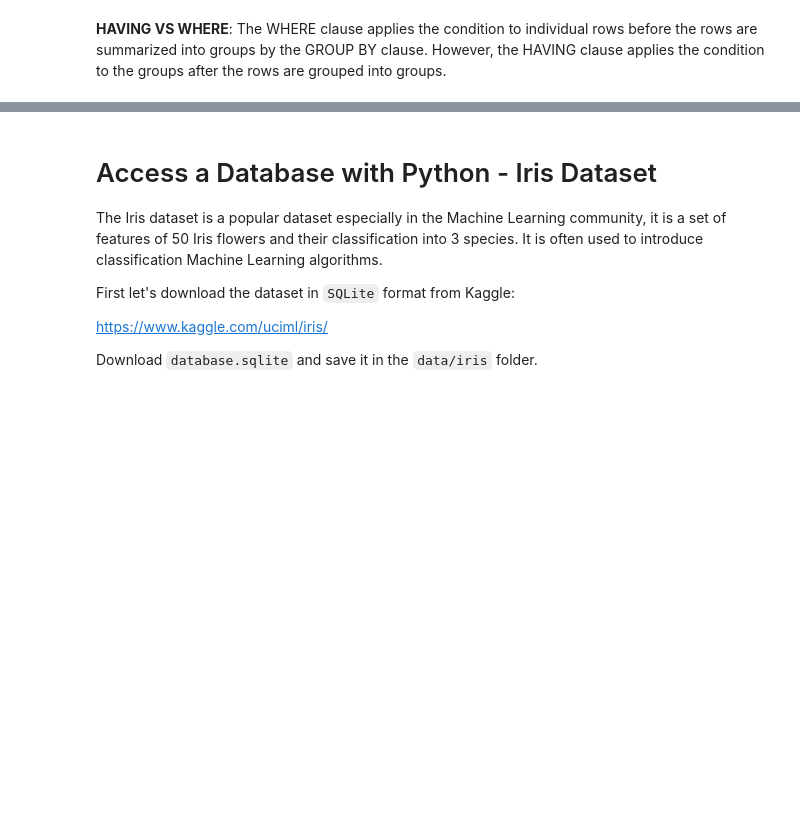
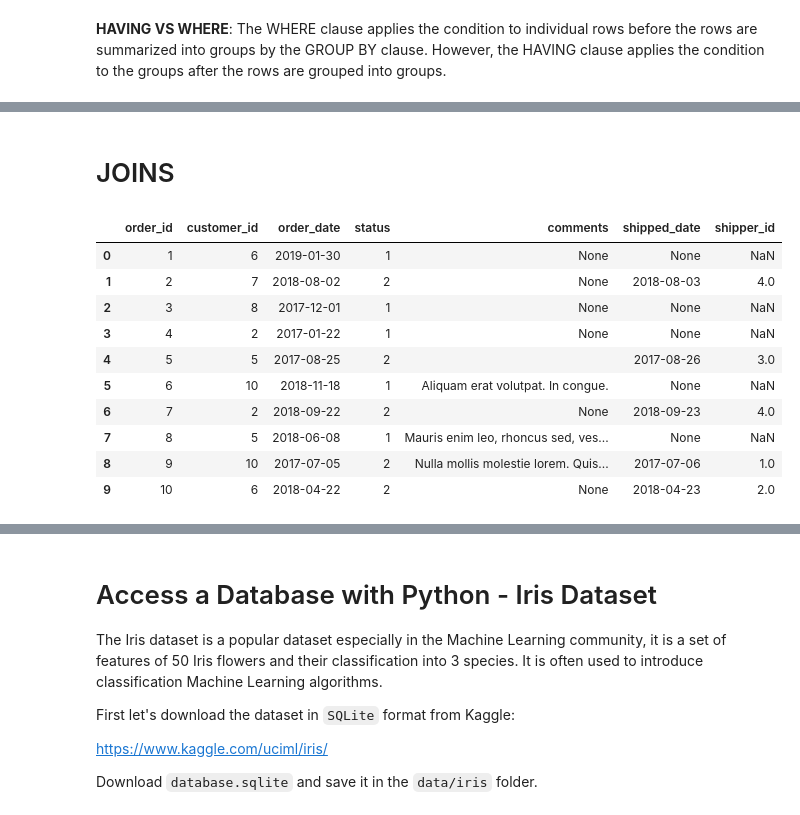
Before and after one commit to VeenaKGit/Knowledge, a Jupyter notebook: Working with Databases.ipynb, the cells around one changed output, grey strips where cells are left out. Drawn from its saved outputs; the diff is of its cells as text; code cells hidden in the pictures; blank space fills up the shorter version.

```diff
--- a/Working with Databases.ipynb
+++ b/Working with Databases.ipynb
@@ -88,0 +333,20 @@ Common commands and tips and tricks for MySql:
+# %% [markdown]
+# JOINS
+# %%
+pd.read_sql_query(
+'SELECT * \
+FROM orders \
+LIMIT 10' \
+, connection)
+# %% [output]
+|  | order_id | customer_id | order_date | status | comments | shipped_date | shipper_id |
+| 0 | 1 | 6 | 2019-01-30 | 1 | None | None | NaN |
+| 1 | 2 | 7 | 2018-08-02 | 2 | None | 2018-08-03 | 4.0 |
+| 2 | 3 | 8 | 2017-12-01 | 1 | None | None | NaN |
+| 3 | 4 | 2 | 2017-01-22 | 1 | None | None | NaN |
+| 4 | 5 | 5 | 2017-08-25 | 2 |  | 2017-08-26 | 3.0 |
+| 5 | 6 | 10 | 2018-11-18 | 1 | Aliquam erat volutpat. In congue. | None | NaN |
+| 6 | 7 | 2 | 2018-09-22 | 2 | None | 2018-09-23 | 4.0 |
+| 7 | 8 | 5 | 2018-06-08 | 1 | Mauris enim leo, rhoncus sed, ves... | None | NaN |
+| 8 | 9 | 10 | 2017-07-05 | 2 | Nulla mollis molestie lorem. Quis... | 2017-07-06 | 1.0 |
+| 9 | 10 | 6 | 2018-04-22 | 2 | None | 2018-04-23 | 2.0 |
```
Also changed, not shown: parts of 90 cells of this notebook, 6 other files.
